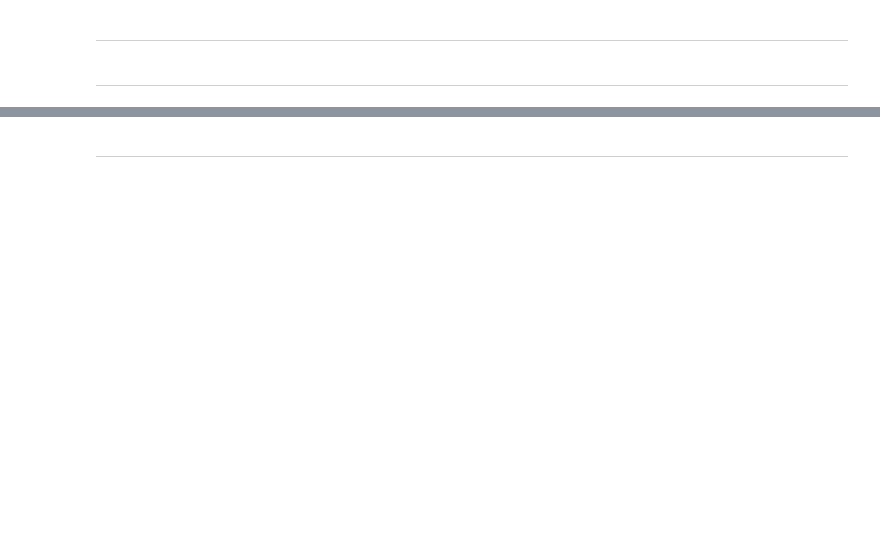
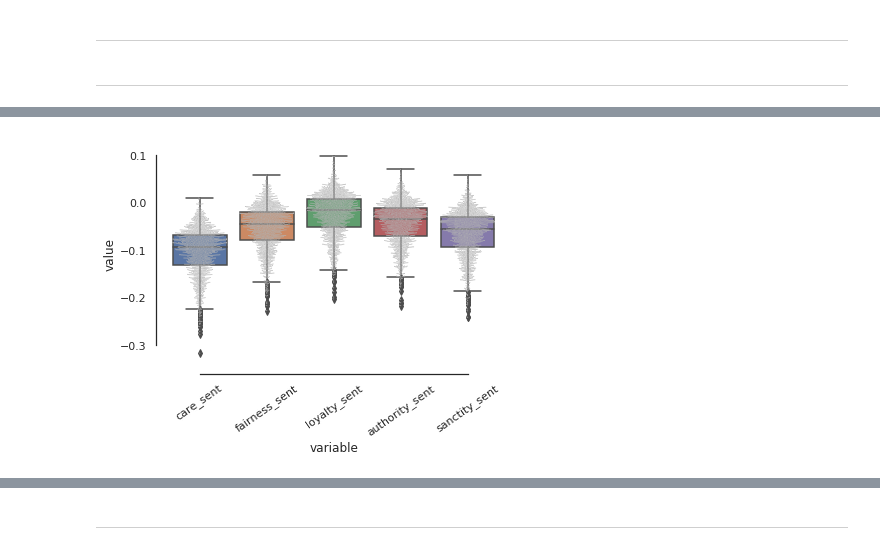
Before and after one commit to medianeuroscience/emfd, a Jupyter notebook: dictionary_validation.ipynb, the cells around one changed output, grey strips where cells are left out. Cells and saved outputs as stored; diff of their text form; code cells hidden in the pictures; blank space fills up the shorter version.

```diff
--- a/dictionary_validation.ipynb
+++ b/dictionary_validation.ipynb
@@ -55,0 +57,4 @@ news.head()
+# %%
+boxplot(emfd_s)
+# %% [output]
+[figure, added]
```
Also changed, not shown: parts of 92 cells of this notebook, 8 other files.
